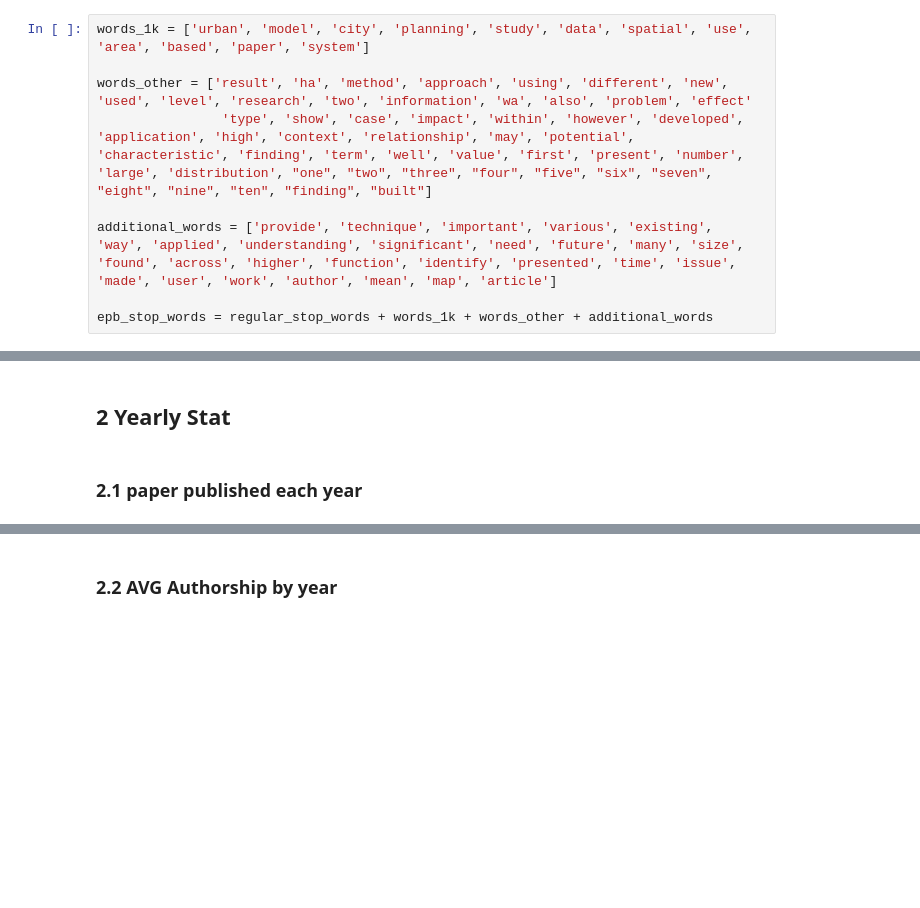
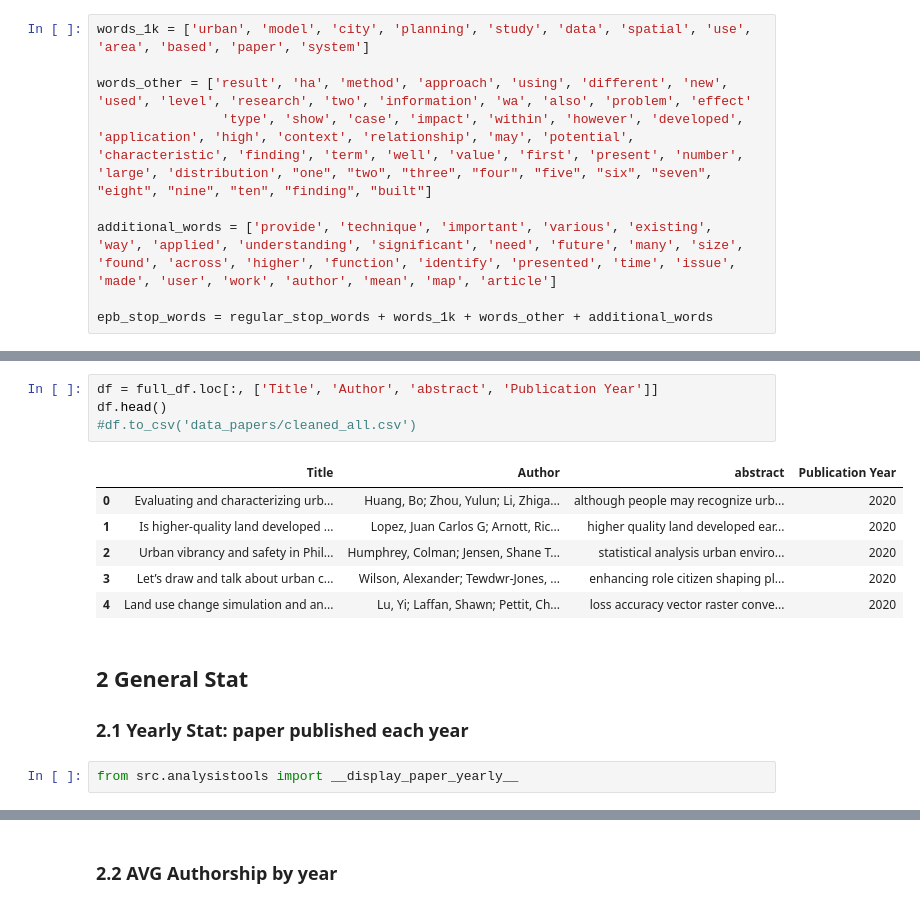
Before and after one commit to njiang8/EPB_editorial, a Jupyter notebook: epb_abs_topicmodeling.ipynb, the cells around one changed output, grey strips where cells are left out. Drawn from its saved outputs; the diff is of its cells as text; blank space fills up the shorter version.

```diff
--- a/epb_abs_topicmodeling.ipynb
+++ b/epb_abs_topicmodeling.ipynb
@@ -170,4 +110,16 @@ full_freq
+# %%
+df = full_df.loc[:, ['Title', 'Author', 'abstract', 'Publication Year']]
+df.head()
+#df.to_csv('data_papers/cleaned_all.csv')
+# %% [output]
+|  | Title | Author | abstract | Publication Year |
+| 0 | Evaluating and characterizing urb... | Huang, Bo; Zhou, Yulun; Li, Zhiga... | although people may recognize urb... | 2020 |
+| 1 | Is higher-quality land developed ... | Lopez, Juan Carlos G; Arnott, Ric... | higher quality land developed ear... | 2020 |
+| 2 | Urban vibrancy and safety in Phil... | Humphrey, Colman; Jensen, Shane T... | statistical analysis urban enviro... | 2020 |
+| 3 | Let’s draw and talk about urban c... | Wilson, Alexander; Tewdwr-Jones, ... | enhancing role citizen shaping pl... | 2020 |
+| 4 | Land use change simulation and an... | Lu, Yi; Laffan, Shawn; Pettit, Ch... | loss accuracy vector raster conve... | 2020 |
 # %% [markdown]
-## 2 Yearly Stat
+## 2 General Stat
+### 2.1 Yearly Stat: paper published each year
-# %% [markdown]
-### 2.1 paper published each year
+# %%
+from src.analysistools import __display_paper_yearly__
```
Also changed, not shown: parts of 43 cells of this notebook, 5 other files.
